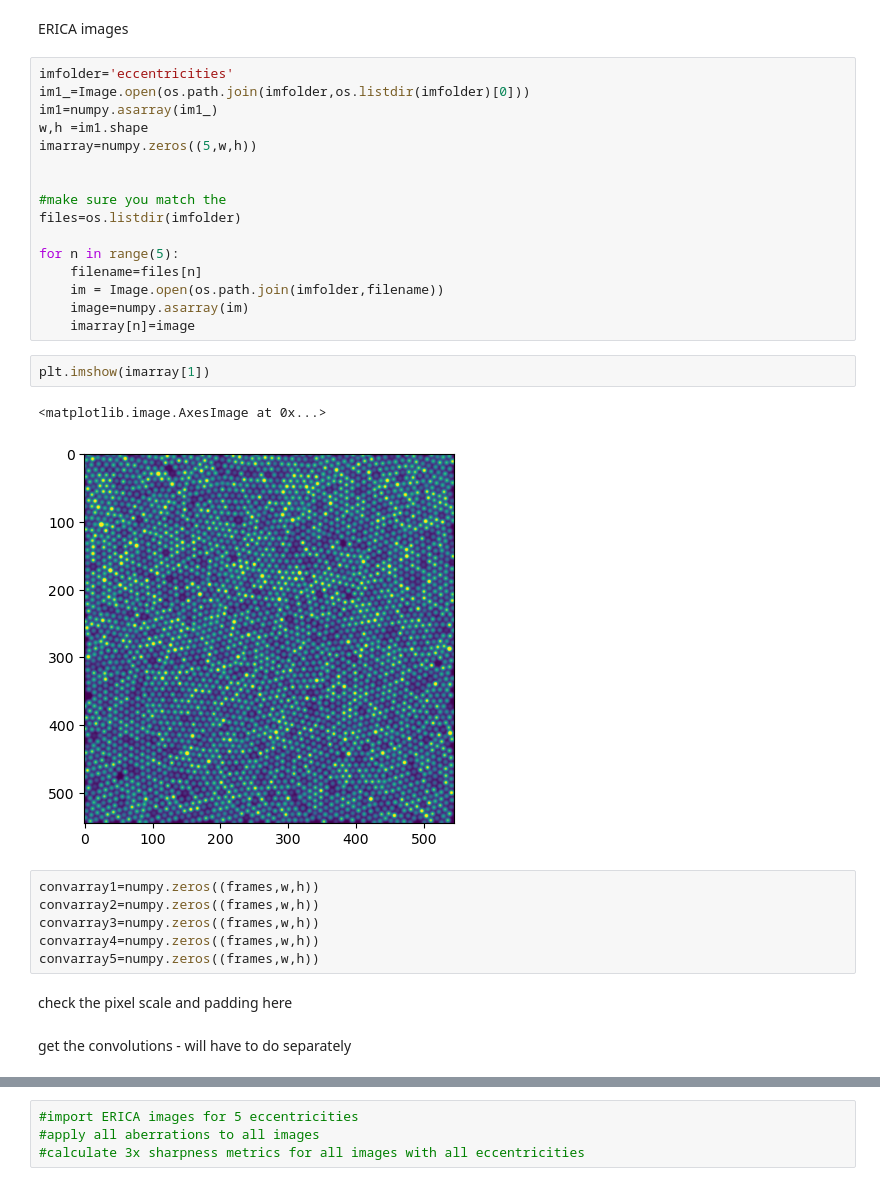
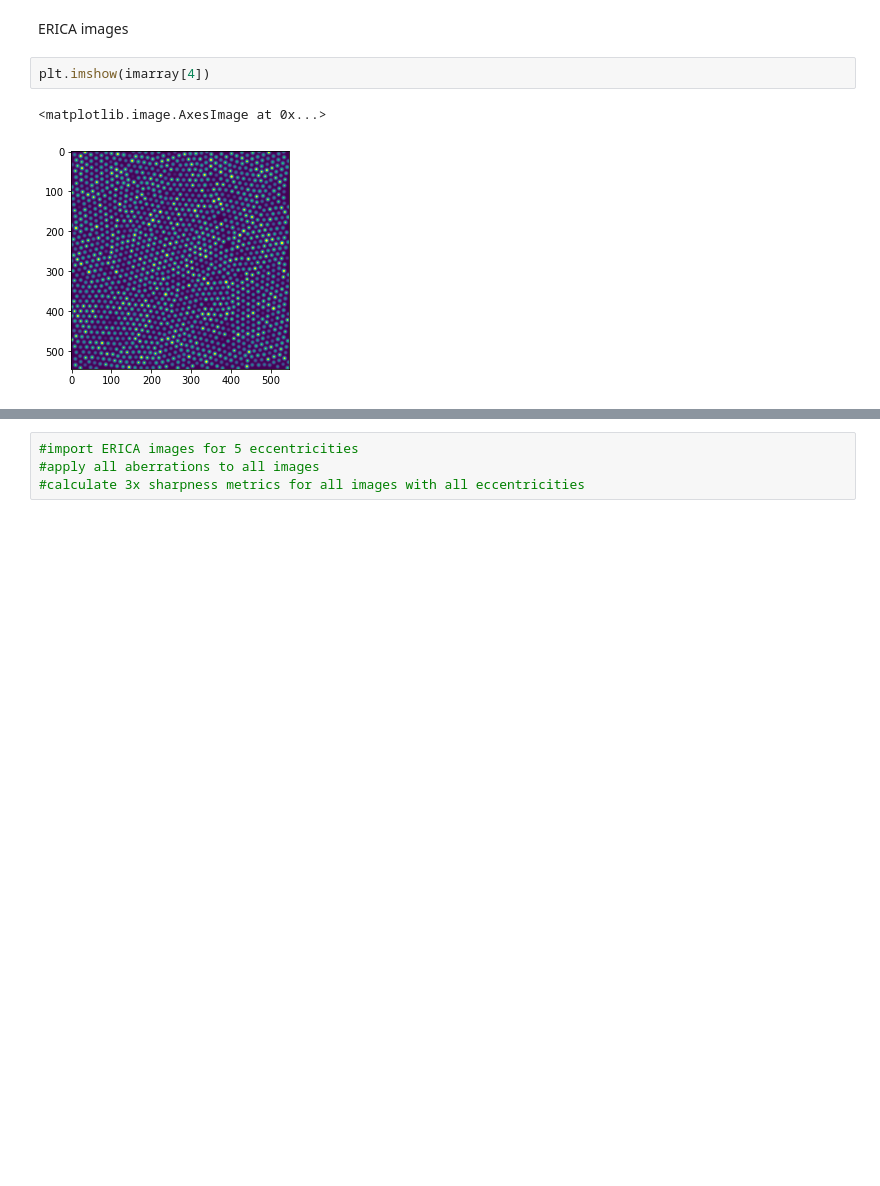
Before and after one commit to pennyflawton/AOtools-for-vision-science, a Jupyter notebook: Encircled energy calcs.ipynb, the cells around one changed output, grey strips where cells are left out. Cells and saved outputs as stored; diff of their text form; blank space fills up the shorter version.

```diff
--- a/Encircled energy calcs.ipynb
+++ b/Encircled energy calcs.ipynb
@@ -121,34 +123,8 @@ print(len(eedata))
 Work out what unit this actually is - we could ask the aotools guys?
 # %% [markdown]
 ERICA images
-# %%
-imfolder='eccentricities'
-im1_=Image.open(os.path.join(imfolder,os.listdir(imfolder)[0]))
-im1=numpy.asarray(im1_)
-w,h =im1.shape
-imarray=numpy.zeros((5,w,h))
-
-
-#make sure you match the
-files=os.listdir(imfolder)
-
-for n in range(5):
-    filename=files[n]
-    im = Image.open(os.path.join(imfolder,filename))
-    image=numpy.asarray(im)
-    imarray[n]=image
 # %%
-plt.imshow(imarray[1])
+plt.imshow(imarray[4])
 # %% [output]
 <matplotlib.image.AxesImage at 0x...>
-[figure, old version]
+[figure, new version]
-# %%
-convarray1=numpy.zeros((frames,w,h))
-convarray2=numpy.zeros((frames,w,h))
-convarray3=numpy.zeros((frames,w,h))
-convarray4=numpy.zeros((frames,w,h))
-convarray5=numpy.zeros((frames,w,h))
-# %% [markdown]
-check the pixel scale and padding here
-# %% [markdown]
-get the convolutions - will have to do separately
```
Also changed, not shown: parts of 43 cells of this notebook, 2 other files.
